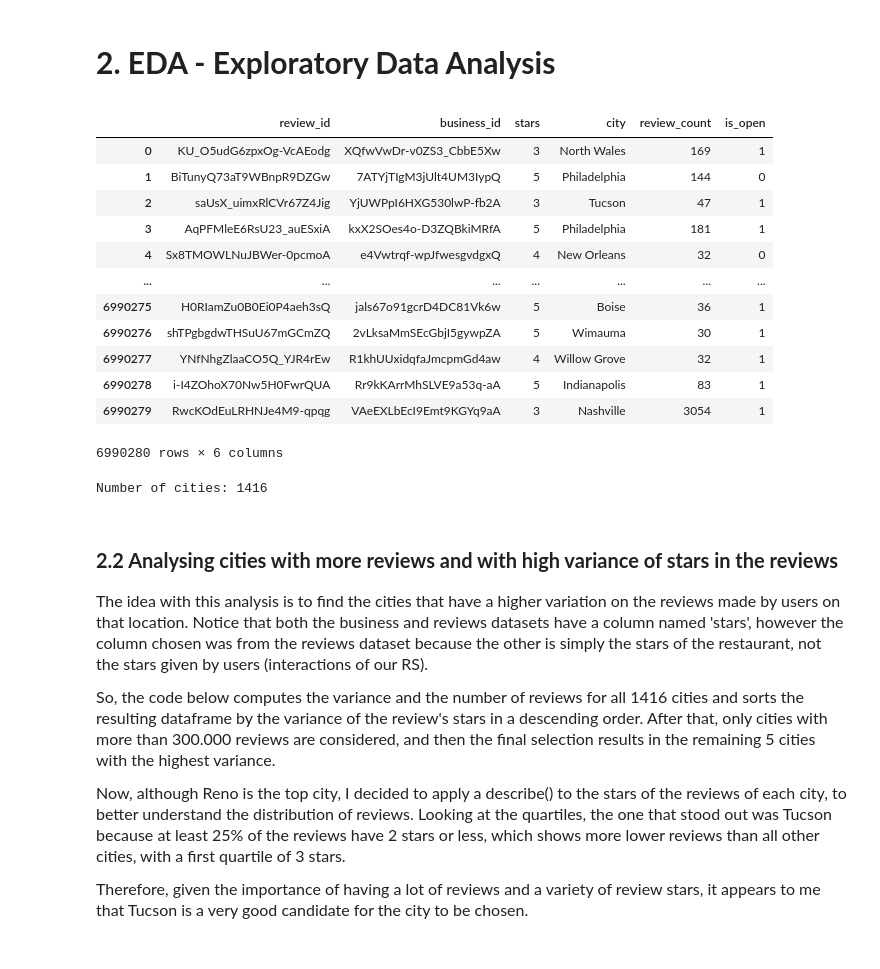
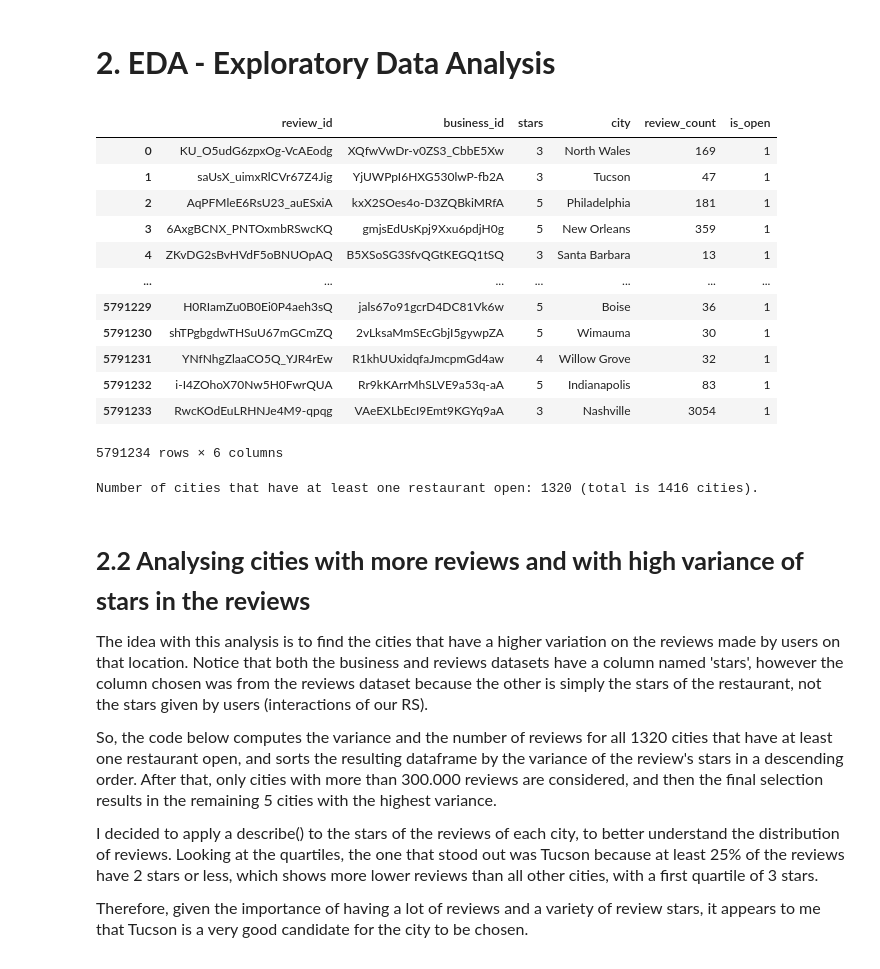
Before and after one commit to PPortela00/Recommendation-System---, a Jupyter notebook: notebook.ipynb, the cells around one changed output. Saved outputs shown, nothing was run; the diff lists cells and outputs as text; code cells hidden in the pictures.

```diff
--- a/notebook.ipynb
+++ b/notebook.ipynb
@@ -21,37 +21,38 @@ business, reviews, users = DataLoaderLocal.LoadJSON()
 # %%
 # Aggregation of data, with relevant columns, from the business and reviews datasets
 cities = business[['business_id', 'city', 'review_count', 'is_open']]
 reviews_small = reviews[['review_id', 'business_id', 'stars']]
 
 cities_reviews = pd.merge(reviews_small, cities, left_on='business_id', right_on='business_id', how='left')
+cities_reviews = cities_reviews[cities_reviews['is_open'] == 1].reset_index().drop(columns=['index'])
 cities_reviews
 # %% [output]
 |  | review_id | business_id | stars | city | review_count | is_open |
 | 0 | KU_O5udG6zpxOg-VcAEodg | XQfwVwDr-v0ZS3_CbbE5Xw | 3 | North Wales | 169 | 1 |
-| 1 | BiTunyQ73aT9WBnpR9DZGw | 7ATYjTIgM3jUlt4UM3IypQ | 5 | Philadelphia | 144 | 0 |
-| 2 | saUsX_uimxRlCVr67Z4Jig | YjUWPpI6HXG530lwP-fb2A | 3 | Tucson | 47 | 1 |
-| 3 | AqPFMleE6RsU23_auESxiA | kxX2SOes4o-D3ZQBkiMRfA | 5 | Philadelphia | 181 | 1 |
-| 4 | Sx8TMOWLNuJBWer-0pcmoA | e4Vwtrqf-wpJfwesgvdgxQ | 4 | New Orleans | 32 | 0 |
+| 1 | saUsX_uimxRlCVr67Z4Jig | YjUWPpI6HXG530lwP-fb2A | 3 | Tucson | 47 | 1 |
+| 2 | AqPFMleE6RsU23_auESxiA | kxX2SOes4o-D3ZQBkiMRfA | 5 | Philadelphia | 181 | 1 |
+| 3 | 6AxgBCNX_PNTOxmbRSwcKQ | gmjsEdUsKpj9Xxu6pdjH0g | 5 | New Orleans | 359 | 1 |
+| 4 | ZKvDG2sBvHVdF5oBNUOpAQ | B5XSoSG3SfvQGtKEGQ1tSQ | 3 | Santa Barbara | 13 | 1 |
 | ... | ... | ... | ... | ... | ... | ... |
-| 6990275 | H0RIamZu0B0Ei0P4aeh3sQ | jals67o91gcrD4DC81Vk6w | 5 | Boise | 36 | 1 |
-| 6990276 | shTPgbgdwTHSuU67mGCmZQ | 2vLksaMmSEcGbjI5gywpZA | 5 | Wimauma | 30 | 1 |
-| 6990277 | YNfNhgZlaaCO5Q_YJR4rEw | R1khUUxidqfaJmcpmGd4aw | 4 | Willow Grove | 32 | 1 |
-| 6990278 | i-I4ZOhoX70Nw5H0FwrQUA | Rr9kKArrMhSLVE9a53q-aA | 5 | Indianapolis | 83 | 1 |
-| 6990279 | RwcKOdEuLRHNJe4M9-qpqg | VAeEXLbEcI9Emt9KGYq9aA | 3 | Nashville | 3054 | 1 |
+| 5791229 | H0RIamZu0B0Ei0P4aeh3sQ | jals67o91gcrD4DC81Vk6w | 5 | Boise | 36 | 1 |
+| 5791230 | shTPgbgdwTHSuU67mGCmZQ | 2vLksaMmSEcGbjI5gywpZA | 5 | Wimauma | 30 | 1 |
+| 5791231 | YNfNhgZlaaCO5Q_YJR4rEw | R1khUUxidqfaJmcpmGd4aw | 4 | Willow Grove | 32 | 1 |
+| 5791232 | i-I4ZOhoX70Nw5H0FwrQUA | Rr9kKArrMhSLVE9a53q-aA | 5 | Indianapolis | 83 | 1 |
+| 5791233 | RwcKOdEuLRHNJe4M9-qpqg | VAeEXLbEcI9Emt9KGYq9aA | 3 | Nashville | 3054 | 1 |
-6990280 rows × 6 columns
+5791234 rows × 6 columns
 # %%
 n_cities = cities_reviews['city'].nunique()
-print(f'Number of cities: {n_cities}')
+print(f'Number of cities that have at least one restaurant open: {n_cities} (total is 1416 cities).')
 # %% [output]
-Number of cities: 1416
+Number of cities that have at least one restaurant open: 1320 (total is 1416 cities).
 # %% [markdown]
-<h1 style='font-size: 20px; font-weight: bold; margin-bottom: 10px; font-family: 'Formata', serif;'>
+<h1 style='font-size: 25px; font-weight: bold; margin-bottom: 10px; font-family: 'Formata', serif;'>
         2.2 Analysing cities with more reviews and with high variance of stars in the reviews</h1>
 
 <p style='margin-bottom: 12px; font-size: 16px; font-family: 'Formata', serif;'>The idea with this analysis is to find the cities that have a higher variation on the reviews made by users on that location. Notice that both the business and reviews datasets have a column named 'stars', however the column chosen was from the reviews dataset because the other is simply the stars of the restaurant, not the stars given by users (interactions of our RS).</p>
 
-<p style='margin-bottom: 12px; font-size: 16px; font-family: 'Formata', serif;'>So, the code below computes the variance and the number of reviews for all 1416 cities and sorts the resulting dataframe by the variance of the review's stars in a descending order. After that, only cities with more than 300.000 reviews are considered, and then the final selection results in the remaining 5 cities with the highest variance.</p>
+<p style='margin-bottom: 12px; font-size: 16px; font-family: 'Formata', serif;'>So, the code below computes the variance and the number of reviews for all 1320 cities that have at least one restaurant open, and sorts the resulting dataframe by the variance of the review's stars in a descending order. After that, only cities with more than 300.000 reviews are considered, and then the final selection results in the remaining 5 cities with the highest variance.</p>
 
-<p style='margin-bottom: 12px; font-size: 16px; font-family: 'Formata', serif;'>Now, although Reno is the top city, I decided to apply a describe() to the stars of the reviews of each city, to better understand the distribution of reviews. Looking at the quartiles, the one that stood out was Tucson because at least 25% of the reviews have 2 stars or less, which shows more lower reviews than all other cities, with a first quartile of 3 stars.</p>
+<p style='margin-bottom: 12px; font-size: 16px; font-family: 'Formata', serif;'>I decided to apply a describe() to the stars of the reviews of each city, to better understand the distribution of reviews. Looking at the quartiles, the one that stood out was Tucson because at least 25% of the reviews have 2 stars or less, which shows more lower reviews than all other cities, with a first quartile of 3 stars.</p>
 
 <p style='margin-bottom: 12px; font-size: 16px; font-family: 'Formata', serif;'>Therefore, given the importance of having a lot of reviews and a variety of review stars, it appears to me that Tucson is a very good candidate for the city to be chosen.</p>
```
Also changed, not shown: parts of 6 cells of this notebook, 1 other file.
